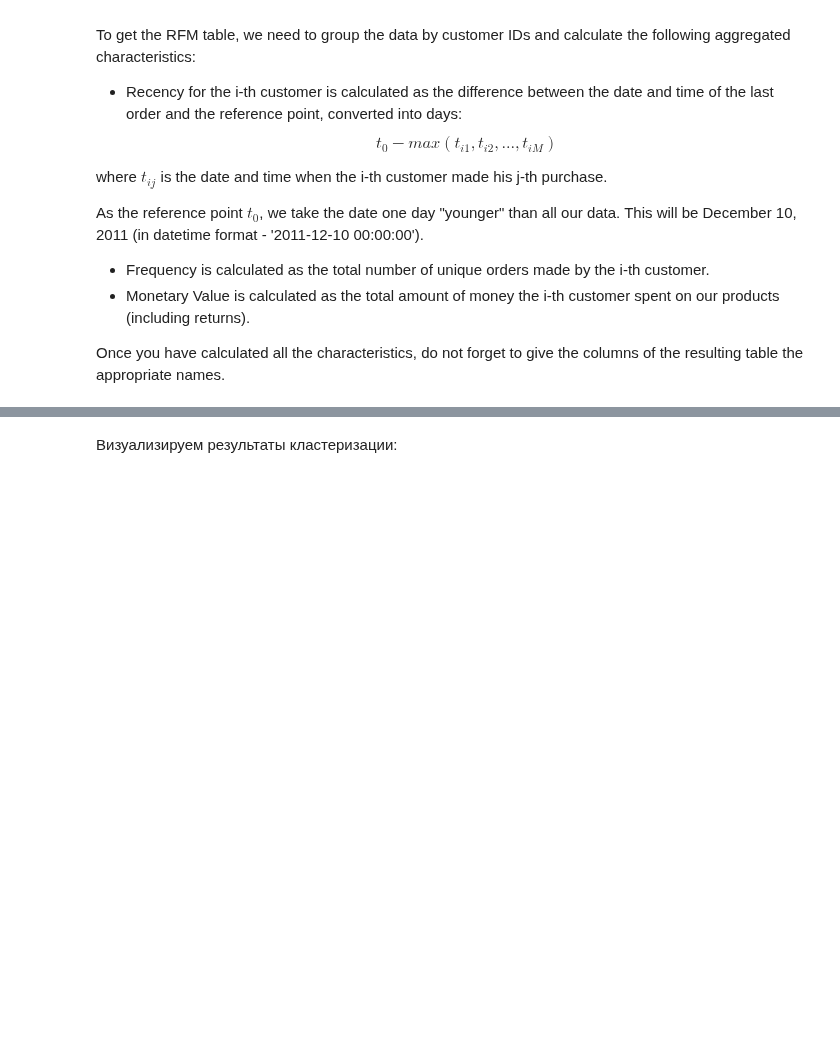
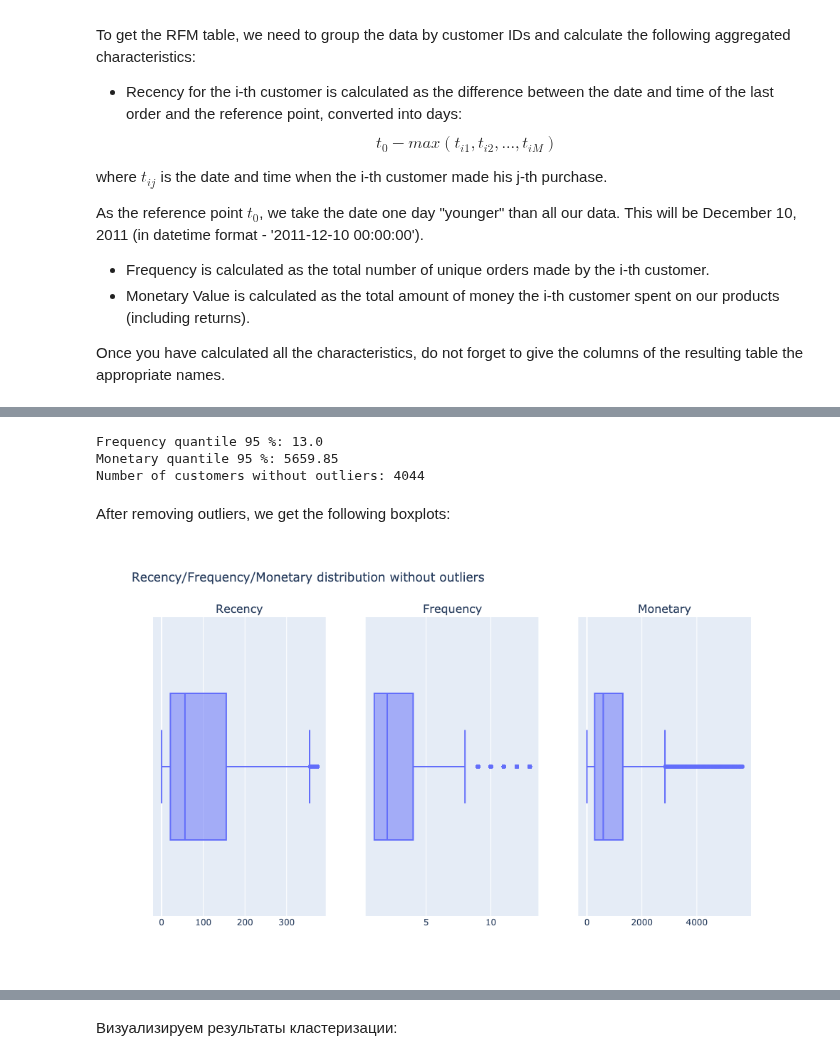
Before and after one commit to helios12/DataScienceProjects, a Jupyter notebook: projects/project-6/Project-6.Customer_segmentation.ipynb, the cells around one changed output, grey strips where cells are left out. Cells and saved outputs as stored; diff of their text form; code cells hidden in the pictures; blank space fills up the shorter version.

```diff
--- a/projects/project-6/Project-6.Customer_segmentation.ipynb
+++ b/projects/project-6/Project-6.Customer_segmentation.ipynb
@@ -929,0 +852,37 @@ sns.scatterplot(data=rfm_table_processed, x='axis-1', y='axis-2');
+# %%
+frequence_quantile_95 = rfm['Frequency'].quantile(0.95)
+monerary_quantile_95 = rfm['Monetary'].quantile(0.95)
+print('Frequency quantile 95 %:', frequence_quantile_95)
+print('Monetary quantile 95 %:', monerary_quantile_95.round(2))
+
+rfm_wo_outliers = rfm[rfm['Frequency'] <= frequence_quantile_95]
+rfm_wo_outliers = rfm_wo_outliers[rfm_wo_outliers['Monetary'] <= monerary_quantile_95]
+
+print('Number of customers without outliers:', rfm_wo_outliers.shape[0])
+# %% [output]
+Frequency quantile 95 %: 13.0
+Monetary quantile 95 %: 5659.85
+Number of customers without outliers: 4044
+# %% [markdown]
+After removing outliers, we get the following boxplots:
+# %%
+boxes = [px.box(rfm_wo_outliers, x=column) for column in rfm_wo_outliers.columns]
+fig = make_subplots(
+    rows=1, cols=3,
+    subplot_titles=(
+        "Recency", "Frequency", "Monetary"
+    )
+)
+
+for i, box in enumerate(boxes):
+    fig.add_trace(boxes[i]['data'][0], row=1, col=i+1)
+
+fig.update_layout(
+    width=1000,
+    height=600,
+    title='Recency/Frequency/Monetary distribution without outliers'
+)
+fig.write_html('boxplot_2.html')
+fig.show('png')
+# %% [output]
+[figure, added]
```
Also changed, not shown: parts of 42 cells of this notebook, 1 other file.
